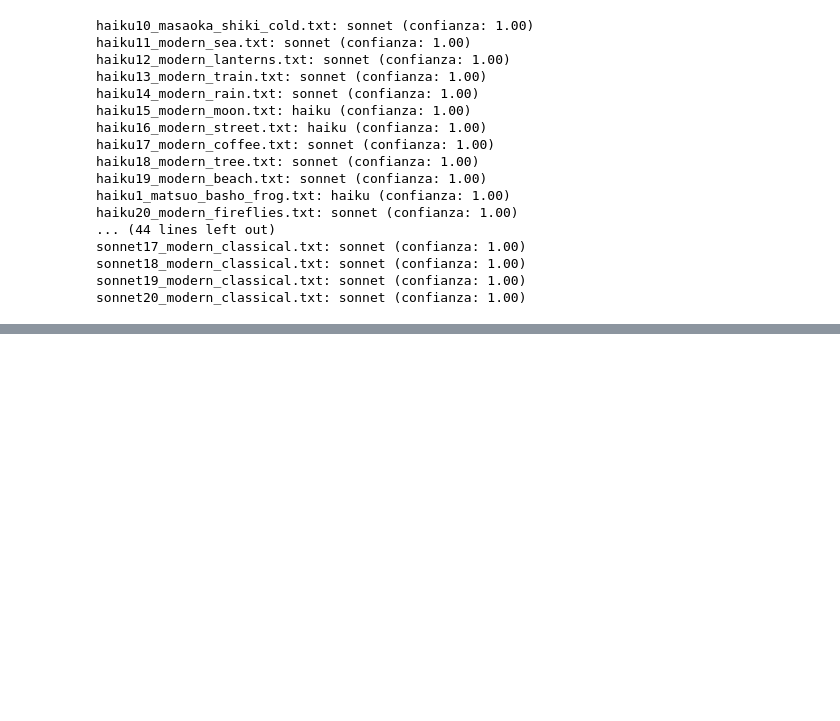
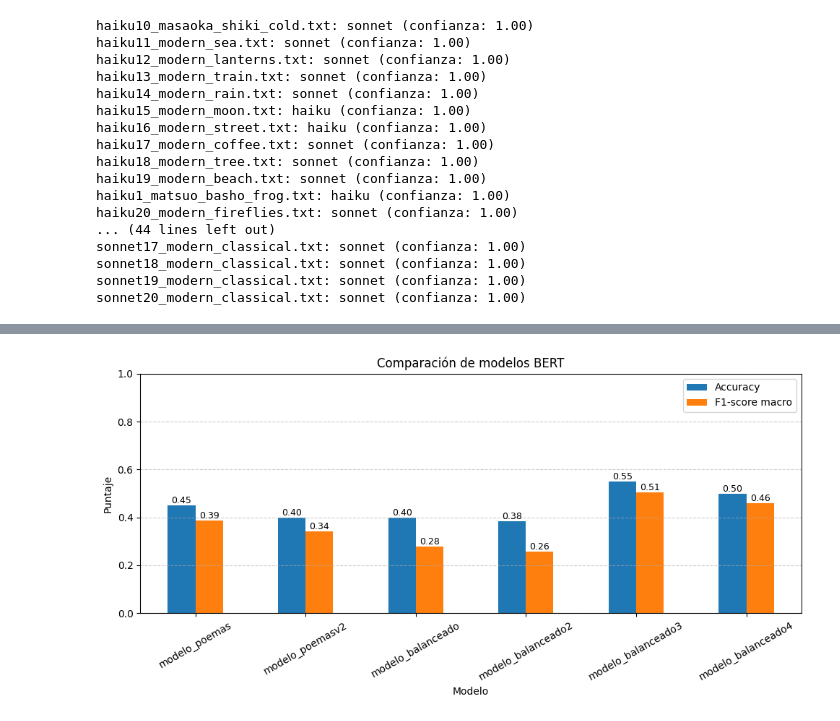
Before and after one commit to JuanAlfonso11/PracticafinalNPL, a Jupyter notebook: ProyectoFinal.ipynb, the cells around one changed output, grey strips where cells are left out. Cells and saved outputs as stored; diff of their text form; code cells hidden in the pictures; blank space fills up the shorter version.

```diff
--- a/ProyectoFinal.ipynb
+++ b/ProyectoFinal.ipynb
@@ -321,0 +742,99 @@ sonnet20_modern_classical.txt: sonnet (confianza: 1.00)
+# %%
+import os
+import torch
+import torch.nn.functional as F
+from transformers import BertTokenizer, BertForSequenceClassification
+from pathlib import Path
+from sklearn.metrics import accuracy_score, f1_score
+import pandas as pd
+import matplotlib.pyplot as plt
+
+# === CONFIGURACIÓN ===
+
+# Dispositivo
+device = torch.device("cuda" if torch.cuda.is_available() else "cpu")
+
+# Labels en el mismo orden del entrenamiento
+labels = ["haiku", "sonnet", "otros"]
+
+# Etiquetas verdaderas (20 de cada clase)
+y_true = ["haiku"] * 20 + ["sonnet"] * 20 + ["otros"] * 20
+
+# Modelos a comparar
+modelos = [
+    "modelo_poemas",
+    "modelo_poemasv2",
+    "modelo_balanceado",
+    "modelo_balanceado2",
+    "modelo_balanceado3",
+    "modelo_balanceado4"
+]
+
+# Ruta de los poemas de prueba (60 archivos)
+carpeta_poemas = "./Poemasvar"
+archivos = sorted(Path(carpeta_poemas).glob("*.txt"))  # ordenado
+
+# Tokenizador
+tokenizer = BertTokenizer.from_pretrained("bert-base-uncased")
+
+# === EVALUACIÓN DE MODELOS ===
+
+y_pred_dict = {}
+
+for modelo_path in modelos:
+    model = BertForSequenceClassification.from_pretrained(modelo_path)
+    model.to(device)
+    model.eval()
+
+    y_pred = []
+
+    for archivo in archivos:
+        with open(archivo, "r", encoding="utf-8") as f:
+            texto = f.read().strip()
+
+        inputs = tokenizer(texto, return_tensors="pt", truncation=True, padding="max_length", max_length=128)
+        inputs = {k: v.to(device) for k, v in inputs.items()}
+
+        with torch.no_grad():
+            outputs = model(**inputs)
+            logits = outputs.logits
+            probs = F.softmax(logits, dim=-1)
+            pred = torch.argmax(probs, dim=1).item()
+            y_pred.append(labels[pred])
+
+    y_pred_dict[modelo_path] = y_pred
+
+# === COMPARACIÓN DE RESULTADOS ===
+
+resultados = []
+
+for modelo in modelos:
+    y_pred = y_pred_dict[modelo]
+    acc = accuracy_score(y_true, y_pred)
+    f1 = f1_score(y_true, y_pred, average='macro')
+    resultados.append({
+        "Modelo": modelo,
+        "Accuracy": acc,
+        "F1-score macro": f1
+    })
+
+# Crear DataFrame
+df_resultados = pd.DataFrame(resultados)
+print(df_resultados)
+
+# === GRÁFICO COMPARATIVO ===
+
+ax = df_resultados.set_index("Modelo")[["Accuracy", "F1-score macro"]].plot(
+    kind="bar", figsize=(10, 5), ylim=(0, 1), rot=30
+)
+plt.title("Comparación de modelos BERT")
+plt.ylabel("Puntaje")
+plt.grid(axis='y', linestyle='--', alpha=0.6)
+
+# Mostrar valores encima de las barras
+for container in ax.containers:
+    ax.bar_label(container, fmt='%.2f', label_type='edge', fontsize=9)
+
+plt.tight_layout()
+plt.show()
+# %% [output]
@@ -321,0 +848 @@ sonnet20_modern_classical.txt: sonnet (confianza: 1.00)
+[figure, added]
```
Also changed, not shown: parts of 16 cells of this notebook.
